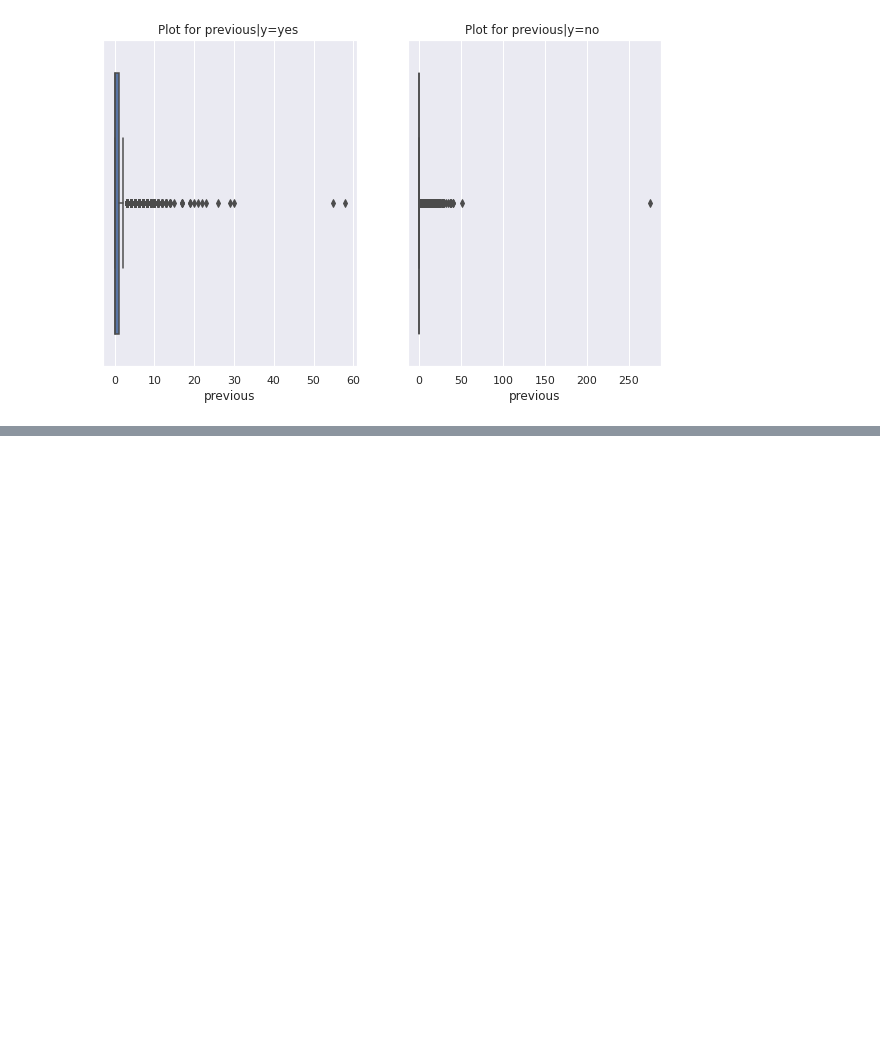
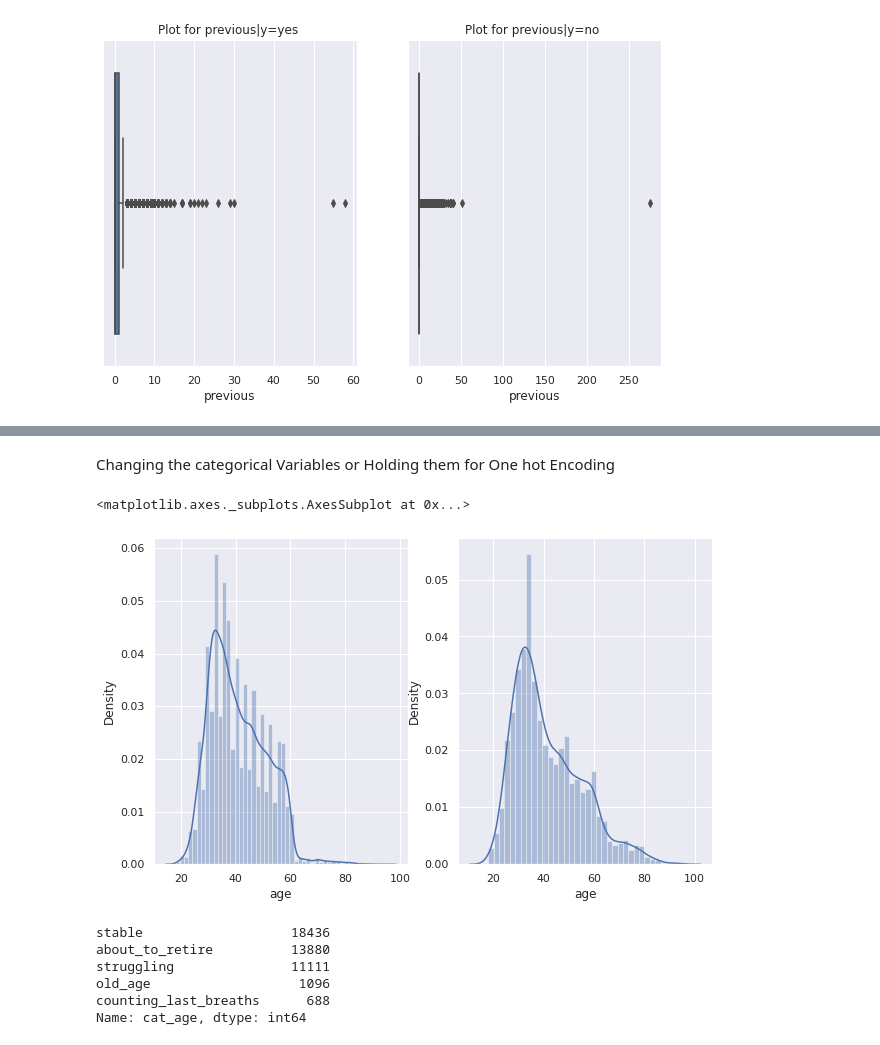
Before and after one commit to martydom/Bank-Marketing-Effectiveness-Prediction, a Jupyter notebook: Devashish_Bose_Team_1_Bank_Marketing_Effectiveness_Prediction_Capstone_Project_3.ipynb, the cells around one changed output, grey strips where cells are left out. Drawn from its saved outputs; the diff is of its cells as text; code cells hidden in the pictures; blank space fills up the shorter version.

```diff
--- a/Devashish_Bose_Team_1_Bank_Marketing_Effectiveness_Prediction_Capstone_Project_3.ipynb
+++ b/Devashish_Bose_Team_1_Bank_Marketing_Effectiveness_Prediction_Capstone_Project_3.ipynb
@@ -252,0 +264,2 @@ df['y'].replace({'no':0,'yes':1},inplace=True)
+# %% [markdown]
+Changing the categorical Variables or Holding them for One hot Encoding
@@ -252,0 +268,10 @@ df['y'].replace({'no':0,'yes':1},inplace=True)
+# %%
+#AGE
+#we decided to categorise age in 4 bins by looking its distribution graphs
+plt.subplot(1,2,1)
+sns.distplot(df[df['y']==0]['age'])
+plt.subplot(1,2,2)
+sns.distplot(df[df['y']==1]['age'])
+# %% [output]
+<matplotlib.axes._subplots.AxesSubplot at 0x...>
+[figure, added]
@@ -252,0 +292,9 @@ df['y'].replace({'no':0,'yes':1},inplace=True)
+# %%
+df['cat_age'].value_counts()
+# %% [output]
+stable                   18436
+about_to_retire          13880
+struggling               11111
+old_age                   1096
+counting_last_breaths      688
+Name: cat_age, dtype: int64
```
Also changed, not shown: parts of 36 cells of this notebook.
